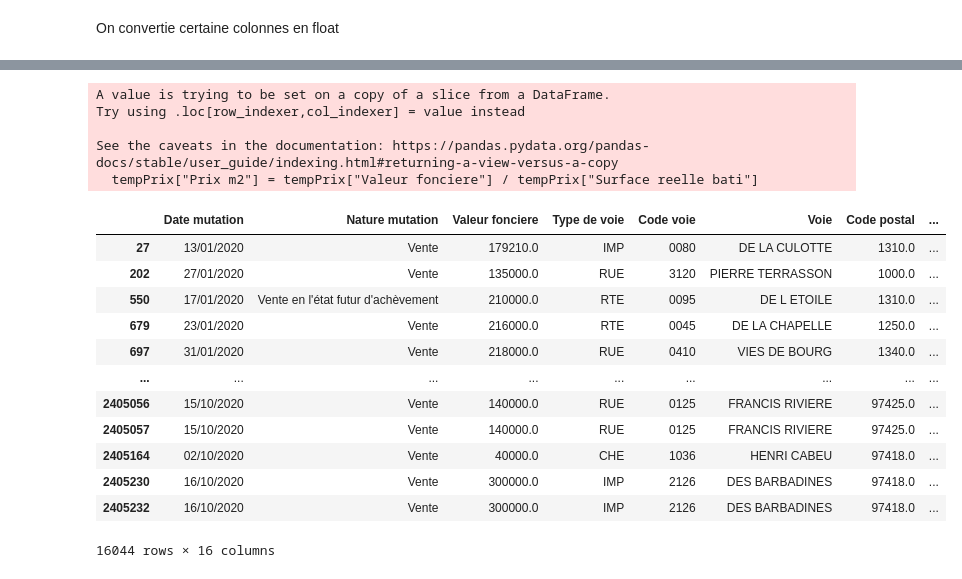
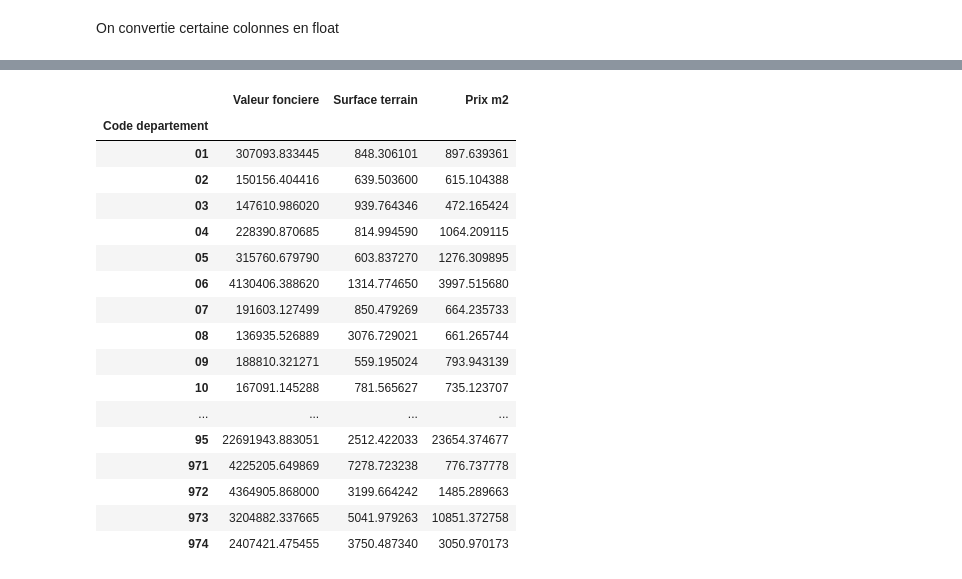
Before and after one commit to Pierre-Portfolio/ValeurFonciereFrance, a Jupyter notebook: mysite/JUPYTER CODE/ProjetPython.ipynb, the cells around one changed output, grey strips where cells are left out. Saved outputs shown, nothing was run; the diff lists cells and outputs as text; code cells hidden in the pictures.

```diff
--- a/mysite/JUPYTER CODE/ProjetPython.ipynb
+++ b/mysite/JUPYTER CODE/ProjetPython.ipynb
@@ -22,13 +23,12 @@ data.head()
 # %% [markdown]
 On commence le netoyage des données
 # %%
-#data = data.dropna(axis=1,how='all')
+#netoyage colonnes
 column_with_nan = data.columns[data.isna().any()]
 for column in column_with_nan:
     if data[column].isna().sum()*100.0/data.shape[0] > 50:
         data.drop(column,1, inplace=True)
-#data.drop(['Code service CH','Reference document','1 Articles CGI','2 Articles CGI','3 Articles CGI','4 Articles CGI','5 Articles CGI','No disposition'], axis=1, inplace=True)
-#data.drop(['No voie','B/T/Q'],axis=1, inplace=True)
-#data.drop(['Prefixe de section','Section','No plan','No Volume','1er lot','Surface Carrez du 1er lot','2eme lot','Surface Carrez du 2eme lot','3eme lot','Surface Carrez du 3eme lot','4eme lot','Surface Carrez du 4eme lot','5eme lot','Surface Carrez du 5eme lot','Nombre de lots','Code type local','Identifiant local','Nature culture'],axis=1, inplace=True)
+uselesscolum = ['Section','No plan','Nombre de lots','Code type local','Nature culture','No voie','No disposition']
+data.drop(uselesscolum,axis=1, inplace=True)
 data
 # %% [output]
@@ -48 +48,4 @@ data
+# %%
+#netoyage lignes
+data = data.dropna(axis=0,thresh=14)
 # %%
@@ -80,7 +68,5 @@ dtype: int64
 # %%
 data["Valeur fonciere"] = pd.to_numeric(data["Valeur fonciere"])
 data["Surface reelle bati"] = pd.to_numeric(data["Surface reelle bati"])
-data["Code postal"].astype(int)
-print(data.dtypes)
-data.head()
+data["Code postal"] = data["Code postal"].astype({'Code postal': 'int32'})
 # %% [output]
@@ -88,28 +88,26 @@ ValueError: Cannot convert non-finite values (NA or inf) to integer
 # %%
 # On calcul le prix au metre carré de chaque commune
 tempPrix = data.dropna()
-tempPrix["Prix m2"] = tempPrix["Valeur fonciere"] / tempPrix["Surface reelle bati"]
-tempPrix
-#data["Prix m2"] = data["Valeur fonciere"] / data["Surface reelle bati"]
-#data
-#temp = data.groupby(["Code departement"])["Prix m2"].max()
-#temp.style.background_gradient(cmap='Blues')
+tempPrix = tempPrix[(tempPrix["Surface terrain"]>0)]
+tempPrix["Prix m2"] = (tempPrix["Valeur fonciere"] / tempPrix["Surface terrain"])
+tmp = tempPrix.groupby(["Code departement"])["Valeur fonciere","Surface terrain","Prix m2"].mean()
+tmp.style.background_gradient(cmap='Blues')
 # %% [output]
-A value is trying to be set on a copy of a slice from a DataFrame.
-Try using .loc[row_indexer,col_indexer] = value instead
-
-See the caveats in the documentation: https://pandas.pydata.org/pandas-docs/stable/user_guide/indexing.html#returning-a-view-versus-a-copy
-  tempPrix["Prix m2"] = tempPrix["Valeur fonciere"] / tempPrix["Surface reelle bati"]
-|  | Date mutation | Nature mutation | Valeur fonciere | Type de voie | Code voie | Voie | Code postal | ... |
-| 27 | 13/01/2020 | Vente | 179210.0 | IMP | 0080 | DE LA CULOTTE | 1310.0 | ... |
-| 202 | 27/01/2020 | Vente | 135000.0 | RUE | 3120 | PIERRE TERRASSON | 1000.0 | ... |
-| 550 | 17/01/2020 | Vente en l'état futur d'achèvement | 210000.0 | RTE | 0095 | DE L ETOILE | 1310.0 | ... |
-| 679 | 23/01/2020 | Vente | 216000.0 | RTE | 0045 | DE LA CHAPELLE | 1250.0 | ... |
-| 697 | 31/01/2020 | Vente | 218000.0 | RUE | 0410 | VIES DE BOURG | 1340.0 | ... |
-| ... | ... | ... | ... | ... | ... | ... | ... | ... |
-| 2405056 | 15/10/2020 | Vente | 140000.0 | RUE | 0125 | FRANCIS RIVIERE | 97425.0 | ... |
-| 2405057 | 15/10/2020 | Vente | 140000.0 | RUE | 0125 | FRANCIS RIVIERE | 97425.0 | ... |
-| 2405164 | 02/10/2020 | Vente | 40000.0 | CHE | 1036 | HENRI CABEU | 97418.0 | ... |
-| 2405230 | 16/10/2020 | Vente | 300000.0 | IMP | 2126 | DES BARBADINES | 97418.0 | ... |
-| 2405232 | 16/10/2020 | Vente | 300000.0 | IMP | 2126 | DES BARBADINES | 97418.0 | ... |
+|  | Valeur fonciere | Surface terrain | Prix m2 |
+| Code departement |  |  |  |
+| 01 | 307093.833445 | 848.306101 | 897.639361 |
+| 02 | 150156.404416 | 639.503600 | 615.104388 |
+| 03 | 147610.986020 | 939.764346 | 472.165424 |
+| 04 | 228390.870685 | 814.994590 | 1064.209115 |
+| 05 | 315760.679790 | 603.837270 | 1276.309895 |
+| 06 | 4130406.388620 | 1314.774650 | 3997.515680 |
+| 07 | 191603.127499 | 850.479269 | 664.235733 |
+| 08 | 136935.526889 | 3076.729021 | 661.265744 |
+| 09 | 188810.321271 | 559.195024 | 793.943139 |
+| 10 | 167091.145288 | 781.565627 | 735.123707 |
+| ... | ... | ... | ... |
+| 95 | 22691943.883051 | 2512.422033 | 23654.374677 |
+| 971 | 4225205.649869 | 7278.723238 | 776.737778 |
+| 972 | 4364905.868000 | 3199.664242 | 1485.289663 |
+| 973 | 3204882.337665 | 5041.979263 | 10851.372758 |
+| 974 | 2407421.475455 | 3750.487340 | 3050.970173 |
-16044 rows × 16 columns
```
Also changed, not shown: parts of 6 cells of this notebook.
